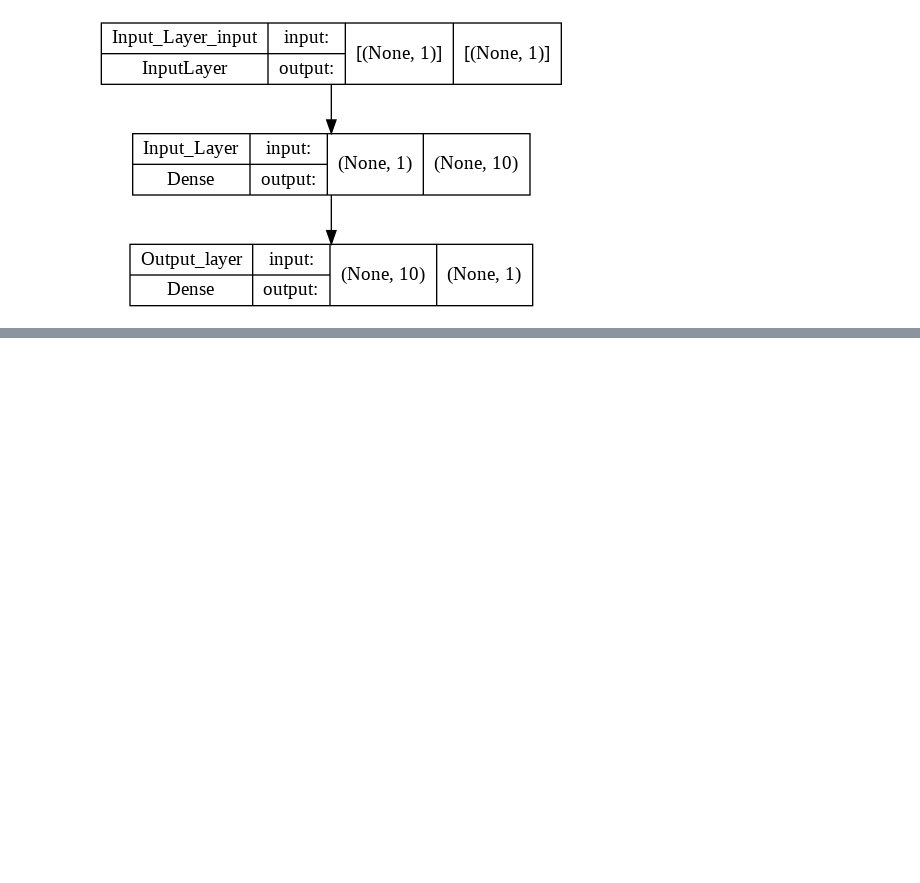
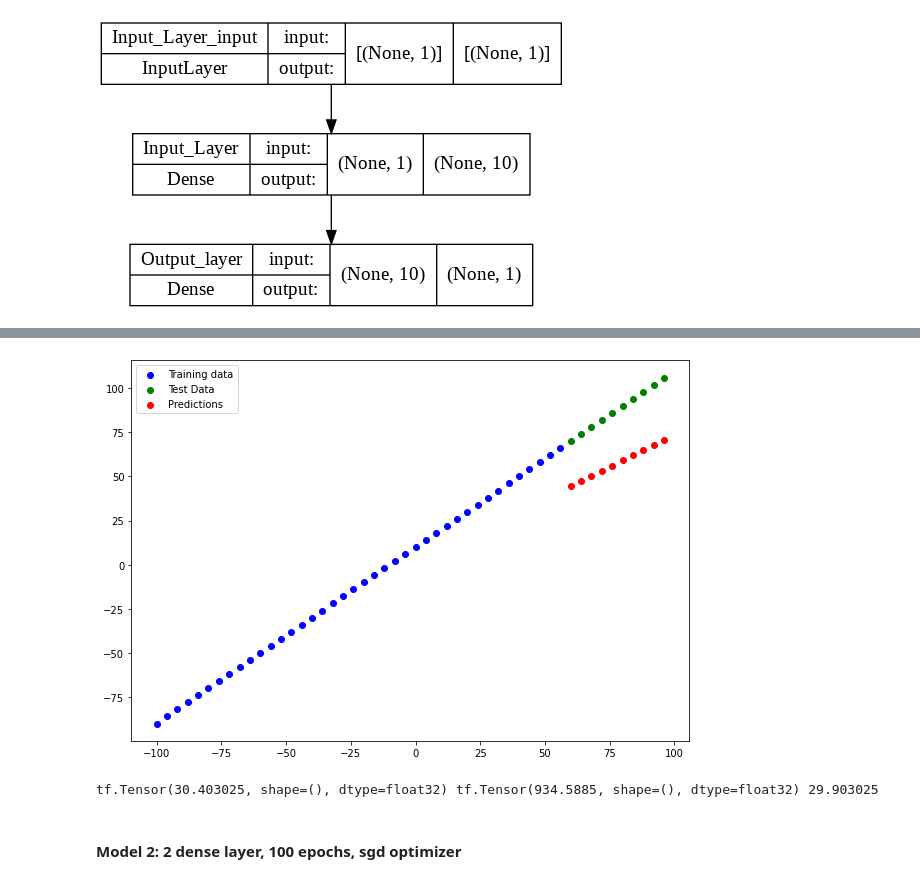
Before and after one commit to Jyoti1706/tensorflow-certification, a Jupyter notebook: 01_Neural_Network_Regression_with_Tensorflow.ipynb, the cells around one changed output, grey strips where cells are left out. Cells and saved outputs as stored; diff of their text form; code cells hidden in the pictures; blank space fills up the shorter version.

```diff
--- a/01_Neural_Network_Regression_with_Tensorflow.ipynb
+++ b/01_Neural_Network_Regression_with_Tensorflow.ipynb
@@ -512,0 +677,15 @@ plot_model(model, show_shapes=True)
+# %%
+X_train = X[:40]  #(80% of data)
+y_train = y[:40]
+X_test = X[40:]  #(20% of data)
+y_test = y[40:]
+# %%
+tf.random.set_seed=42
+model_1 = tf.keras.Sequential([
+                             tf.keras.layers.Dense(1)
+])
+model_1.compile(loss = tf.keras.losses.mae,
+              optimizer = tf.keras.optimizers.SGD(),
+              metrics=["mae"])
+#model_1.fit(X_train, y_train)
+model_1.fit(tf.expand_dims(X_train, axis=-1), y_train, epochs=100)
@@ -512,0 +711,15 @@ plot_model(model, show_shapes=True)
+# %%
+pred_1 = model_1.predict(X_test)
+# %%
+plot_predictions(predictions = pred_1)
+# %% [output]
+[figure, added]
+# %%
+mae_1 = mae(y_test, tf.squeeze(pred_1)).numpy()
+mse_1 = mse(y_test, tf.squeeze(pred_1)).numpy()
+huber_1 = huber_metric(y_test, tf.squeeze(pred_1))
+print(mae_1,mse_1,huber_1)
+# %% [output]
+tf.Tensor(30.403025, shape=(), dtype=float32) tf.Tensor(934.5885, shape=(), dtype=float32) 29.903025
+# %% [markdown]
+#### Model 2: 2 dense layer, 100 epochs, sgd optimizer
```
Also changed, not shown: parts of 38 cells of this notebook.
